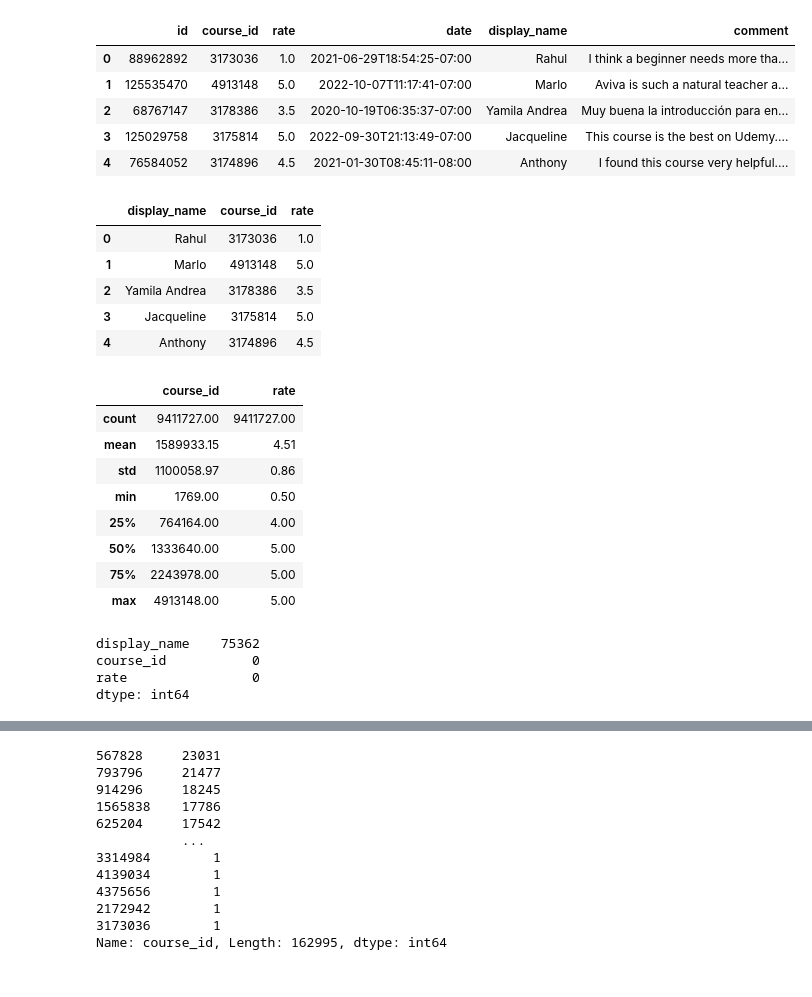
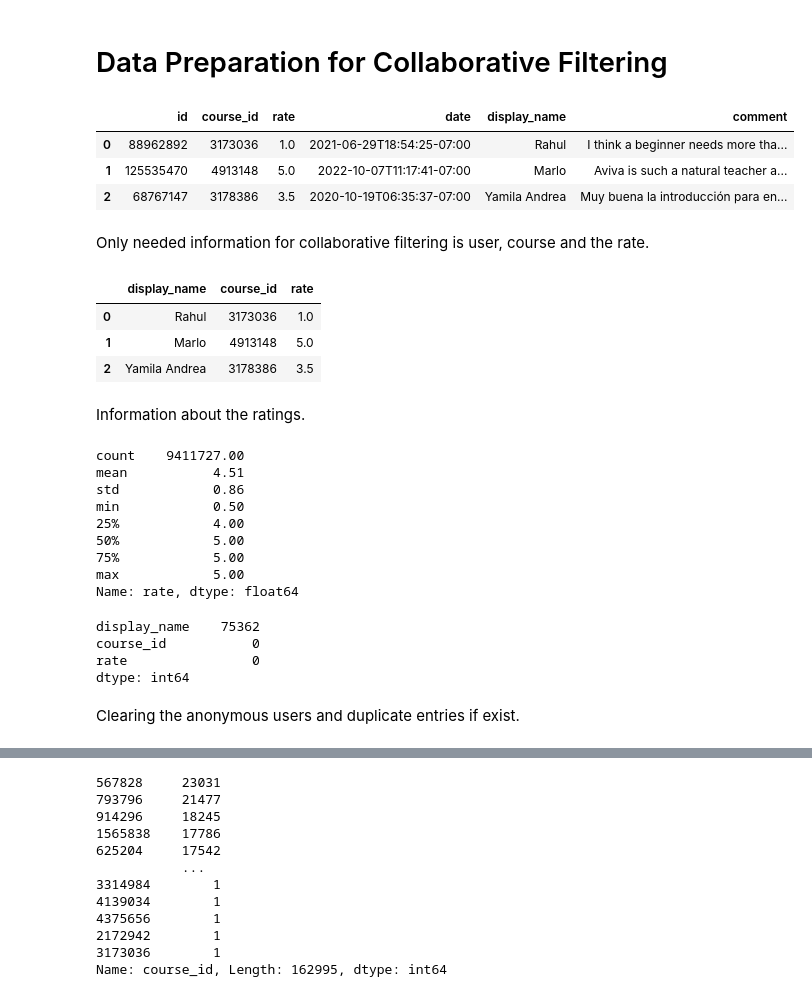
Before and after one commit to MAli7319/Udemy-Course-Recommender, a Jupyter notebook: prep_data.ipynb, the cells around one changed output, grey strips where cells are left out. Saved outputs shown, nothing was run; the diff lists cells and outputs as text; code cells hidden in the pictures.

```diff
--- a/prep_data.ipynb
+++ b/prep_data.ipynb
@@ -1,3 +1,5 @@
+# %% [markdown]
+# Data Preparation for Collaborative Filtering
 # %%
 import pandas as pd
 from sklearn.preprocessing import LabelEncoder
@@ -5,37 +7,37 @@ import numpy as np
 # %%
 df = pd.read_csv('Comments.csv')
 # %%
-df.head()
+df.head(3)
 # %% [output]
 |  | id | course_id | rate | date | display_name | comment |
 | 0 | 88962892 | 3173036 | 1.0 | 2021-06-29T18:54:25-07:00 | Rahul | I think a beginner needs more tha... |
 | 1 | 125535470 | 4913148 | 5.0 | 2022-10-07T11:17:41-07:00 | Marlo | Aviva is such a natural teacher a... |
 | 2 | 68767147 | 3178386 | 3.5 | 2020-10-19T06:35:37-07:00 | Yamila Andrea | Muy buena la introducción para en... |
-| 3 | 125029758 | 3175814 | 5.0 | 2022-09-30T21:13:49-07:00 | Jacqueline | This course is the best on Udemy.... |
-| 4 | 76584052 | 3174896 | 4.5 | 2021-01-30T08:45:11-08:00 | Anthony | I found this course very helpful.... |
+# %% [markdown]
+Only needed information for collaborative filtering is user, course and the rate.
 # %%
 reviews_df = df[['display_name', 'course_id', 'rate']]
 # %%
-reviews_df.head()
+reviews_df.head(3)
 # %% [output]
 |  | display_name | course_id | rate |
 | 0 | Rahul | 3173036 | 1.0 |
 | 1 | Marlo | 4913148 | 5.0 |
 | 2 | Yamila Andrea | 3178386 | 3.5 |
-| 3 | Jacqueline | 3175814 | 5.0 |
-| 4 | Anthony | 3174896 | 4.5 |
+# %% [markdown]
+Information about the ratings.
 # %%
-reviews_df.describe().round(2)
+reviews_df.describe().round(2)["rate"]
 # %% [output]
-|  | course_id | rate |
-| count | 9411727.00 | 9411727.00 |
-| mean | 1589933.15 | 4.51 |
-| std | 1100058.97 | 0.86 |
-| min | 1769.00 | 0.50 |
-| 25% | 764164.00 | 4.00 |
-| 50% | 1333640.00 | 5.00 |
-| 75% | 2243978.00 | 5.00 |
-| max | 4913148.00 | 5.00 |
+count    9411727.00
+mean           4.51
+std            0.86
+min            0.50
+25%            4.00
+50%            5.00
+75%            5.00
+max            5.00
+Name: rate, dtype: float64
 # %%
 reviews_df.isnull().sum()
 # %% [output]
@@ -43,6 +45,8 @@ display_name    75362
 course_id           0
 rate                0
 dtype: int64
+# %% [markdown]
+Clearing the anonymous users and duplicate entries if exist.
 # %%
 review_df = reviews_df.dropna()
 review_df = reviews_df.drop_duplicates()
```
Also changed, not shown: parts of 11 cells of this notebook, 2 other files.
